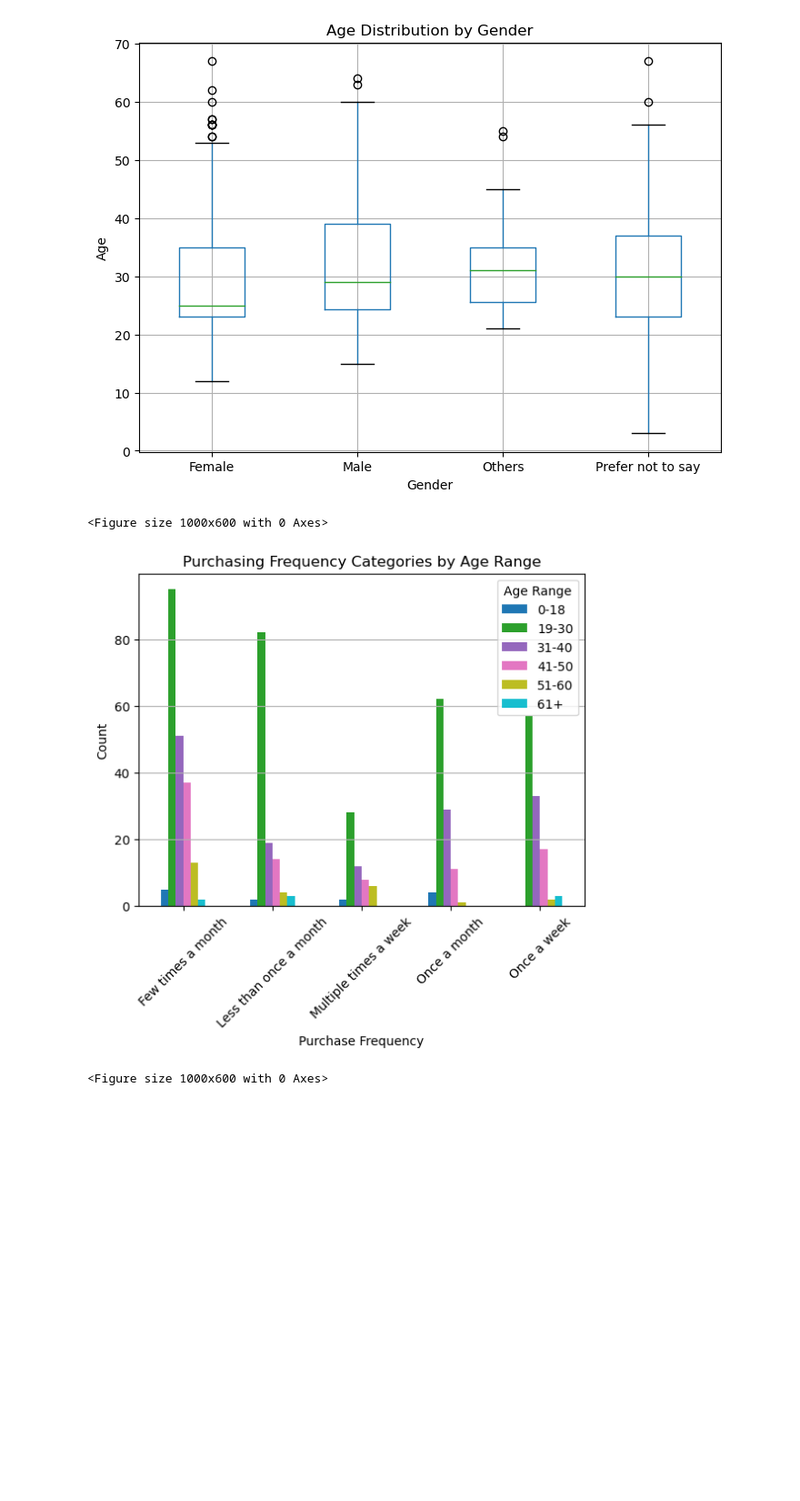
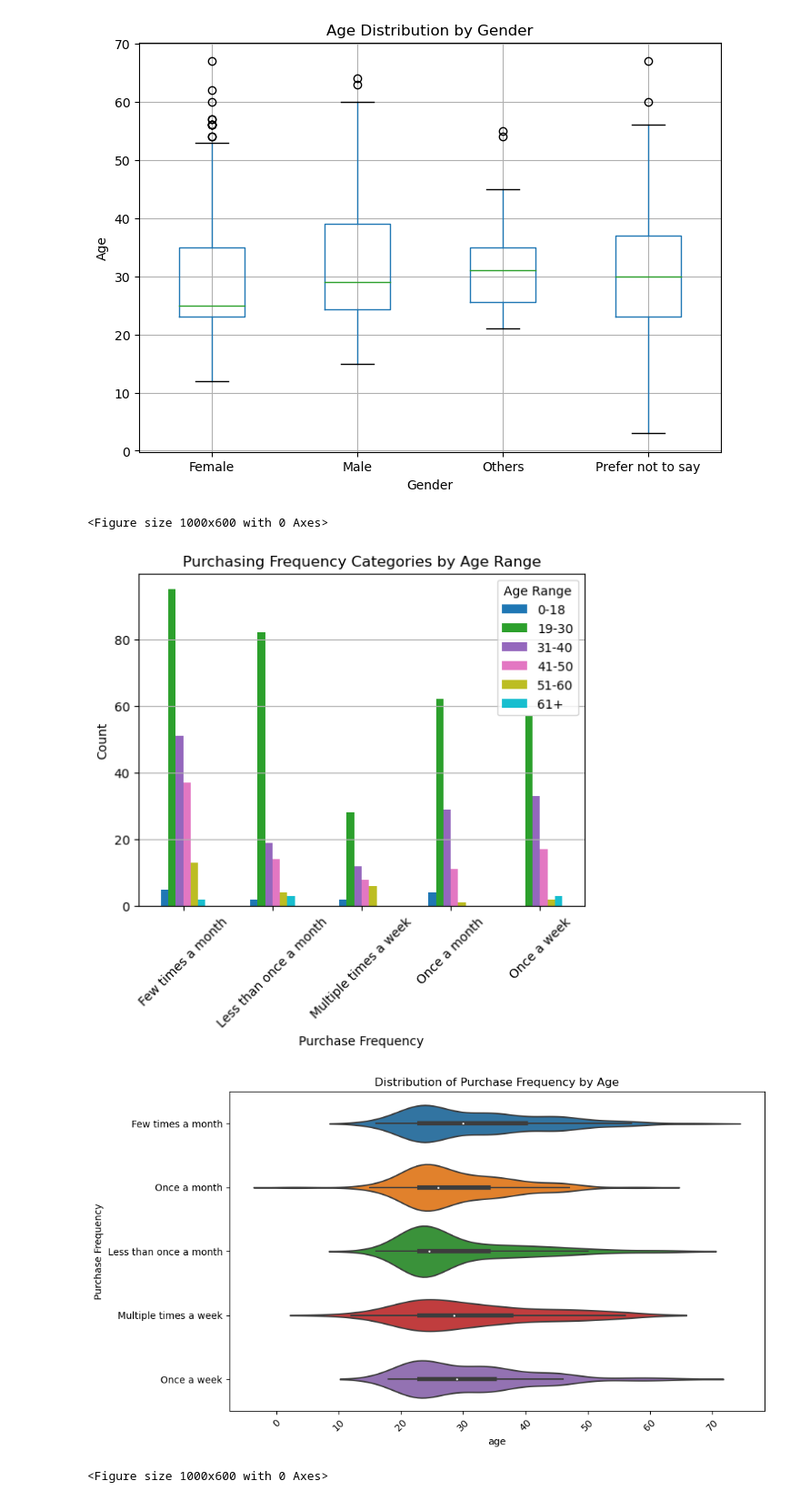
Before and after one commit to rubyghabboun/project1_sudowoodo1, a Jupyter notebook: age_gender_analysis.ipynb, the cells around one changed output. Shown at 91% size. Saved outputs shown, nothing was run; the diff lists cells and outputs as text; code cells hidden in the pictures; blank space fills up the shorter version.

```diff
--- a/age_gender_analysis.ipynb
+++ b/age_gender_analysis.ipynb
@@ -138,33 +140,45 @@ purchasing_categories = [
     'Once a month',
     'Less than once a month',
     'Multiple times a week',
     'Once a week'
 ]
 
 # Create age ranges
 bins = [0, 18, 30, 40, 50, 60, 100]
 labels = ['0-18', '19-30', '31-40', '41-50', '51-60', '61+']
 file_df['AgeRange'] = pd.cut(file_df['age'], bins=bins, labels=labels, right=False)
 
 # Filter the data for the purchasing categories
 file_df_filtered = file_df[file_df['Purchase_Frequency'].isin(purchasing_categories)]
 
 # Count the occurrences of each category by age range
 purchase_by_age_range = file_df_filtered.groupby(['Purchase_Frequency', 'AgeRange']).size().unstack()
 
 # Plot the purchasing frequency categories by age range
 plt.figure(figsize=(10, 6))
 purchase_by_age_range.plot(kind='bar', stacked=False, colormap='tab10')
 plt.title('Purchasing Frequency Categories by Age Range')
 plt.xlabel('Purchase Frequency')
 plt.ylabel('Count')
 plt.xticks(rotation=45)
 plt.legend(title='Age Range')
 plt.grid(axis='y')
 plt.show()
+
+
+plt.figure(figsize=(10, 6))
+
+# Create a violin plot to show the distribution of Purchase Frequency by Age
+sns.violinplot(x='age', y='Purchase_Frequency', data=file_df)
+plt.xlabel('age')
+plt.ylabel('Purchase Frequency')
+plt.title('Distribution of Purchase Frequency by Age')
+plt.xticks(rotation=45)  # Rotate x-axis labels for better readability
+plt.show()
 # %% [output]
 <Figure size 1000x600 with 0 Axes>
 [figure]
+[figure, added]
 # %%
 ## Analizing the gender and purchasing frequency
 # %%
```
Also changed, not shown: parts of 4 cells of this notebook.
